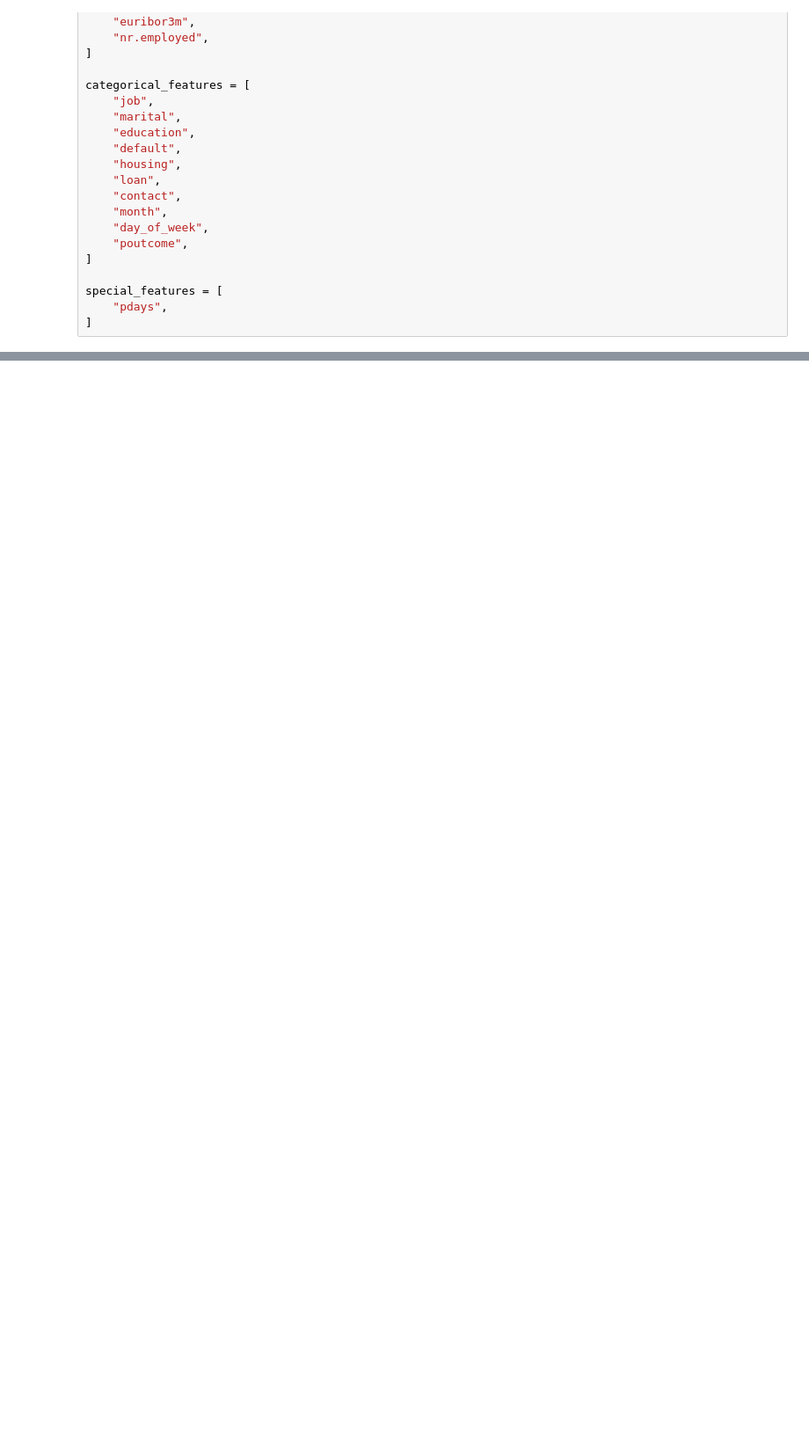
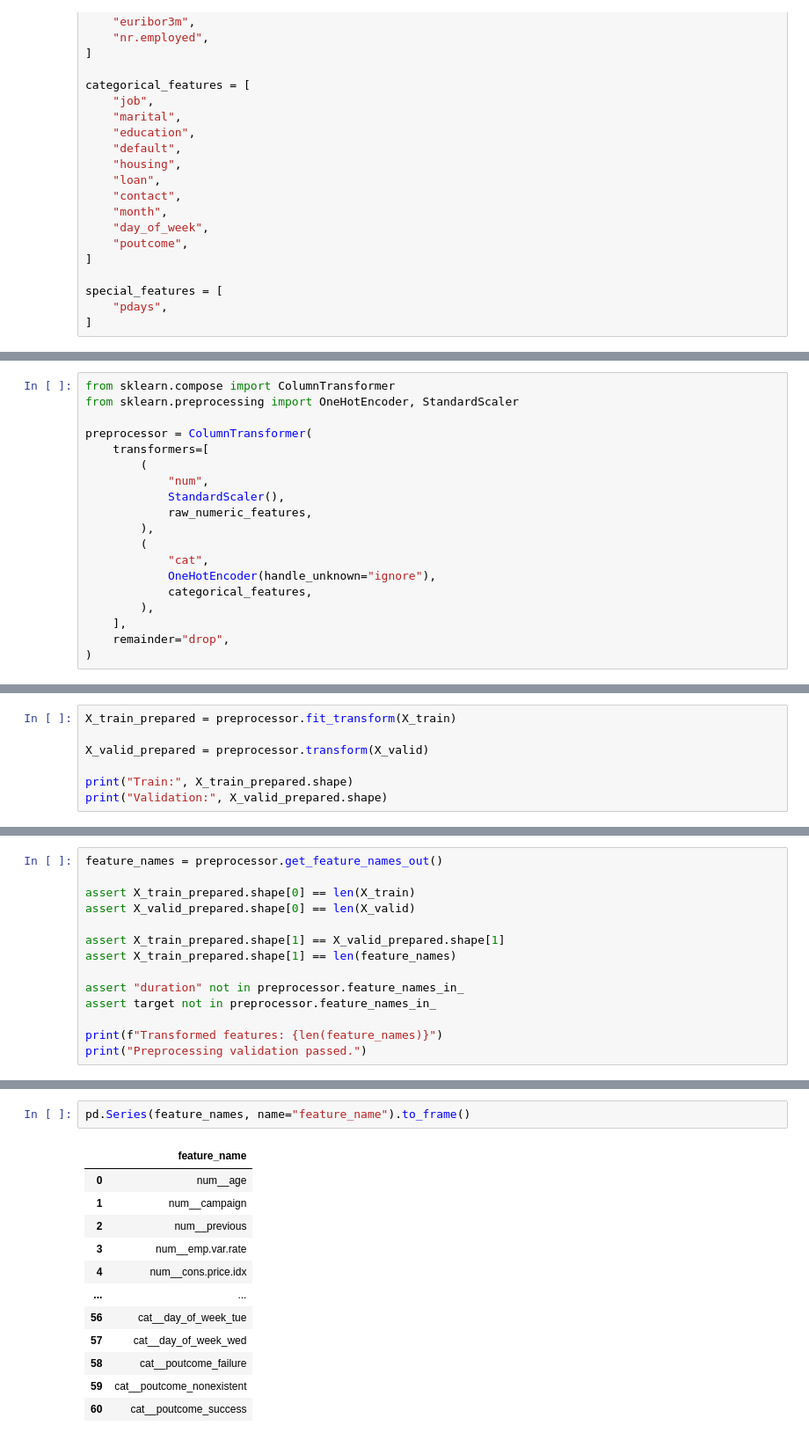
Before and after one commit to keonyoung00/bank-marketing-ml, a Jupyter notebook: notebooks/02-preprocessing.ipynb, the cells around one changed output, grey strips where cells are left out. Shown at 88% size. Cells and saved outputs as stored; diff of their text form; blank space fills up the shorter version.

Commit message:
Complete preprocessing notebook

```diff
--- a/notebooks/02-preprocessing.ipynb
+++ b/notebooks/02-preprocessing.ipynb
@@ -994,0 +497,19 @@ The test set will not be used for model selection, hyperparameter tuning, or ran
+# %%
+from sklearn.compose import ColumnTransformer
+from sklearn.preprocessing import OneHotEncoder, StandardScaler
+
+preprocessor = ColumnTransformer(
+    transformers=[
+        (
+            "num",
+            StandardScaler(),
+            raw_numeric_features,
+        ),
+        (
+            "cat",
+            OneHotEncoder(handle_unknown="ignore"),
+            categorical_features,
+        ),
+    ],
+    remainder="drop",
+)
@@ -994,0 +531,7 @@ The test set will not be used for model selection, hyperparameter tuning, or ran
+# %%
+X_train_prepared = preprocessor.fit_transform(X_train)
+
+X_valid_prepared = preprocessor.transform(X_valid)
+
+print("Train:", X_train_prepared.shape)
+print("Validation:", X_valid_prepared.shape)
@@ -994,0 +553,14 @@ The test set will not be used for model selection, hyperparameter tuning, or ran
+# %%
+feature_names = preprocessor.get_feature_names_out()
+
+assert X_train_prepared.shape[0] == len(X_train)
+assert X_valid_prepared.shape[0] == len(X_valid)
+
+assert X_train_prepared.shape[1] == X_valid_prepared.shape[1]
+assert X_train_prepared.shape[1] == len(feature_names)
+
+assert "duration" not in preprocessor.feature_names_in_
+assert target not in preprocessor.feature_names_in_
+
+print(f"Transformed features: {len(feature_names)}")
+print("Preprocessing validation passed.")
@@ -994,0 +570,15 @@ The test set will not be used for model selection, hyperparameter tuning, or ran
+# %%
+pd.Series(feature_names, name="feature_name").to_frame()
+# %% [output]
+|  | feature_name |
+| 0 | num__age |
+| 1 | num__campaign |
+| 2 | num__previous |
+| 3 | num__emp.var.rate |
+| 4 | num__cons.price.idx |
+| ... | ... |
+| 56 | cat__day_of_week_tue |
+| 57 | cat__day_of_week_wed |
+| 58 | cat__poutcome_failure |
+| 59 | cat__poutcome_nonexistent |
+| 60 | cat__poutcome_success |
```
Also changed, not shown: parts of 106 cells of this notebook.
